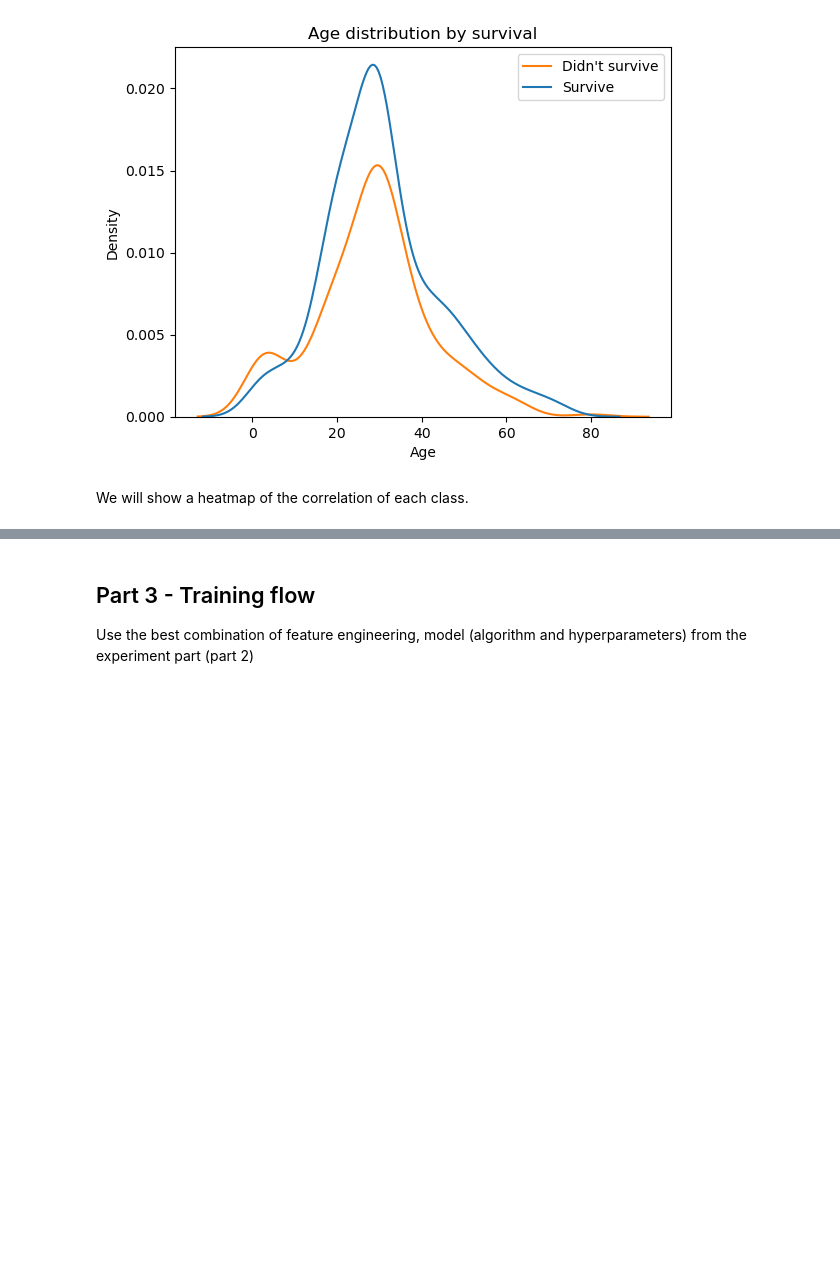
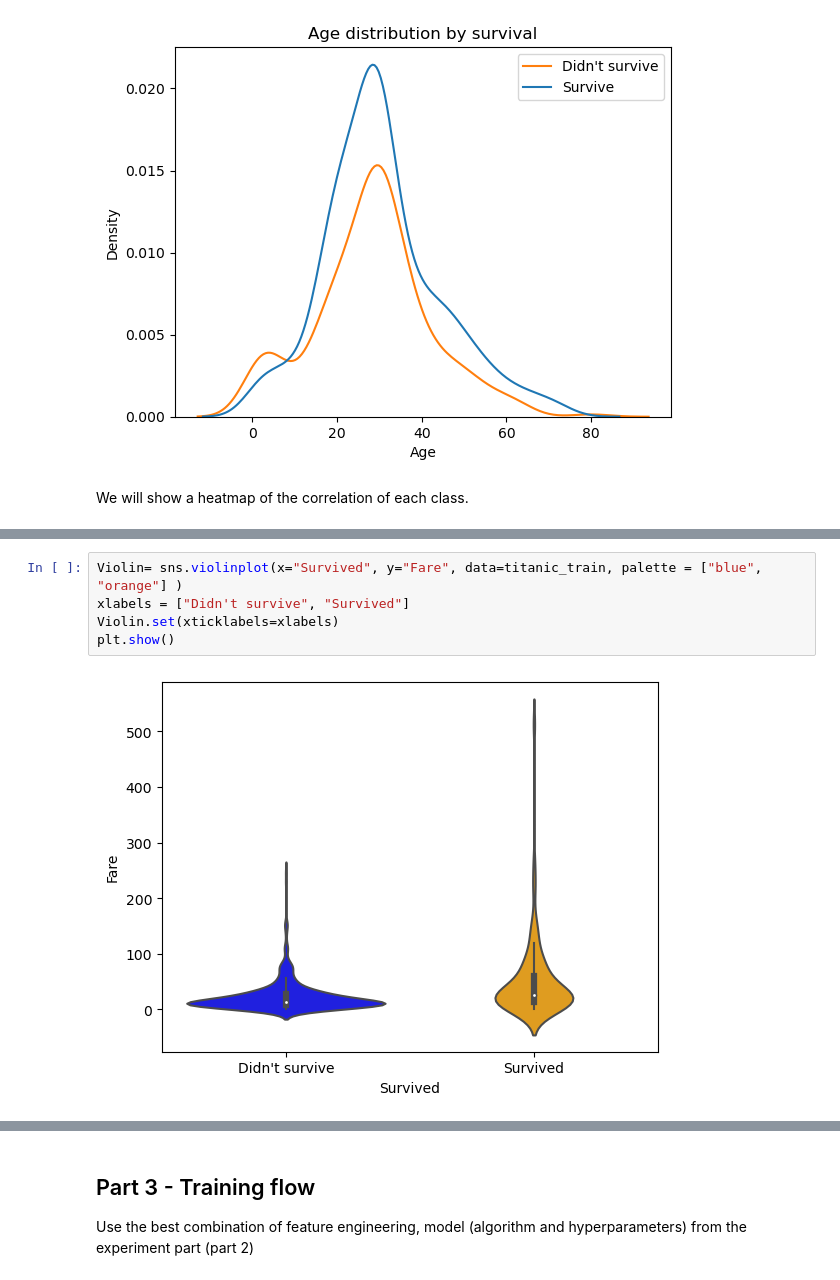
Before and after one commit to rroyd/supervised-learning-flow, a Jupyter notebook: Assignment2_supervised_learning_flow.ipynb, the cells around one changed output, grey strips where cells are left out. Saved outputs shown, nothing was run; the diff lists cells and outputs as text; blank space fills up the shorter version.

Commit message:
Added Heatmap, Violin Plot and Piechart

```diff
--- a/Assignment2_supervised_learning_flow.ipynb
+++ b/Assignment2_supervised_learning_flow.ipynb
@@ -199 +199,8 @@ sns.heatmap(titanic_train.corr(), annot = True)
 [figure]
+# %%
+Violin= sns.violinplot(x="Survived", y="Fare", data=titanic_train, palette = ["blue", "orange"] )
+xlabels = ["Didn't survive", "Survived"]
+Violin.set(xticklabels=xlabels)
+plt.show()
+# %% [output]
+[figure, added]
```
Also changed, not shown: parts of 3 cells of this notebook.
